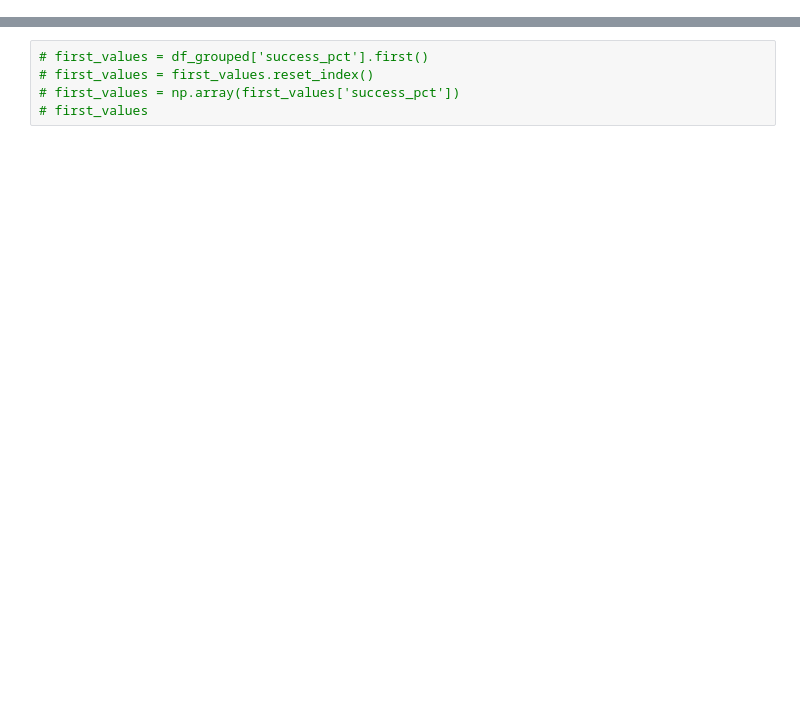
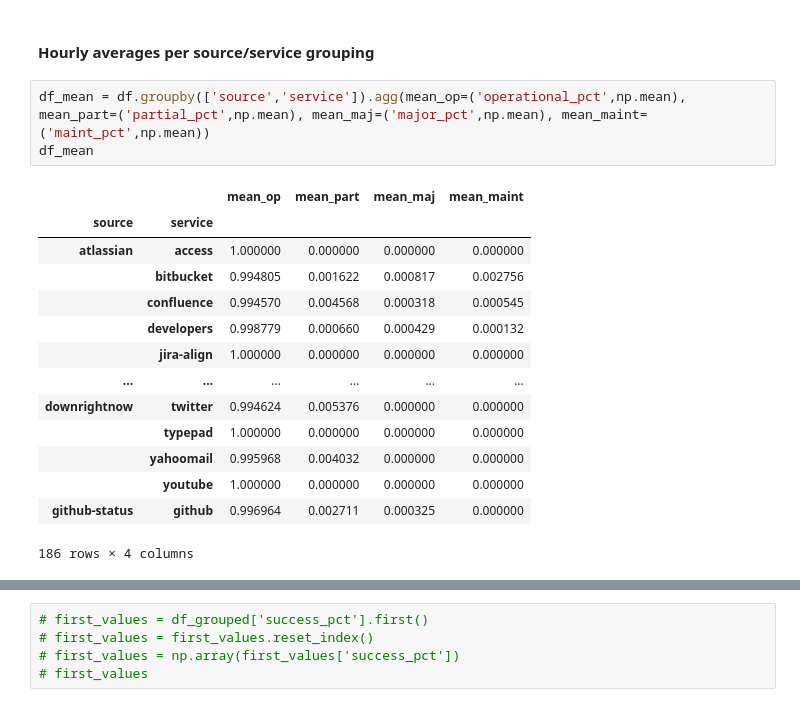
Before and after one commit to shanemin/thesis-msc-cloud-failures, a Jupyter notebook: scripts/stats/analysis.ipynb, the cells around one changed output, grey strips where cells are left out. Cells and saved outputs as stored; diff of their text form; blank space fills up the shorter version.

```diff
--- a/scripts/stats/analysis.ipynb
+++ b/scripts/stats/analysis.ipynb
@@ -27,0 +106,20 @@ df
+# %% [markdown]
+#### Hourly averages per source/service grouping
+# %%
+df_mean = df.groupby(['source','service']).agg(mean_op=('operational_pct',np.mean), mean_part=('partial_pct',np.mean), mean_maj=('major_pct',np.mean), mean_maint=('maint_pct',np.mean))
+df_mean
+# %% [output]
+|  |  | mean_op | mean_part | mean_maj | mean_maint |
+| source | service |  |  |  |  |
+| atlassian | access | 1.000000 | 0.000000 | 0.000000 | 0.000000 |
+|  | bitbucket | 0.994805 | 0.001622 | 0.000817 | 0.002756 |
+|  | confluence | 0.994570 | 0.004568 | 0.000318 | 0.000545 |
+|  | developers | 0.998779 | 0.000660 | 0.000429 | 0.000132 |
+|  | jira-align | 1.000000 | 0.000000 | 0.000000 | 0.000000 |
+| ... | ... | ... | ... | ... | ... |
+| downrightnow | twitter | 0.994624 | 0.005376 | 0.000000 | 0.000000 |
+|  | typepad | 1.000000 | 0.000000 | 0.000000 | 0.000000 |
+|  | yahoomail | 0.995968 | 0.004032 | 0.000000 | 0.000000 |
+|  | youtube | 1.000000 | 0.000000 | 0.000000 | 0.000000 |
+| github-status | github | 0.996964 | 0.002711 | 0.000325 | 0.000000 |
+186 rows × 4 columns
```
Also changed, not shown: parts of 26 cells of this notebook, 5 other files.
